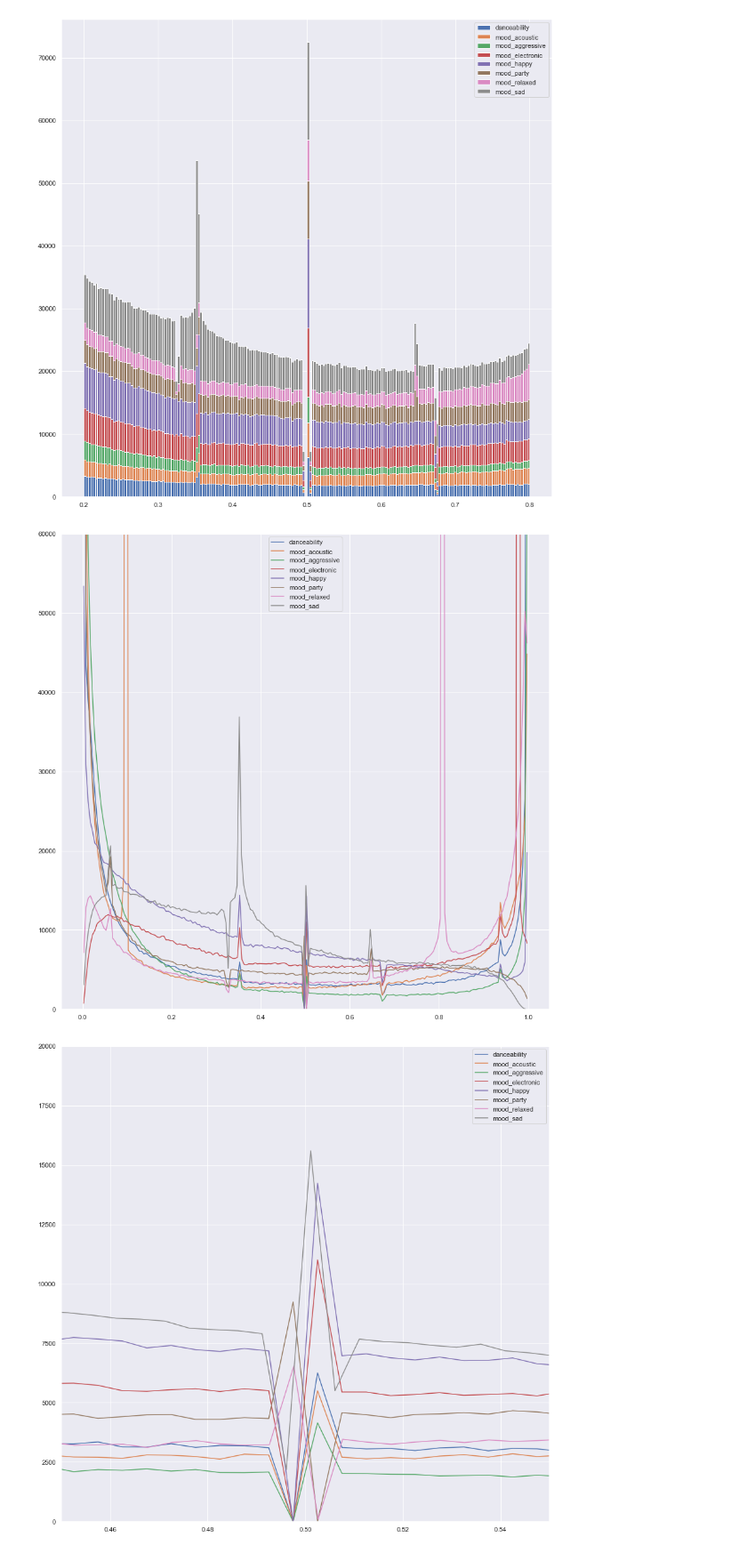
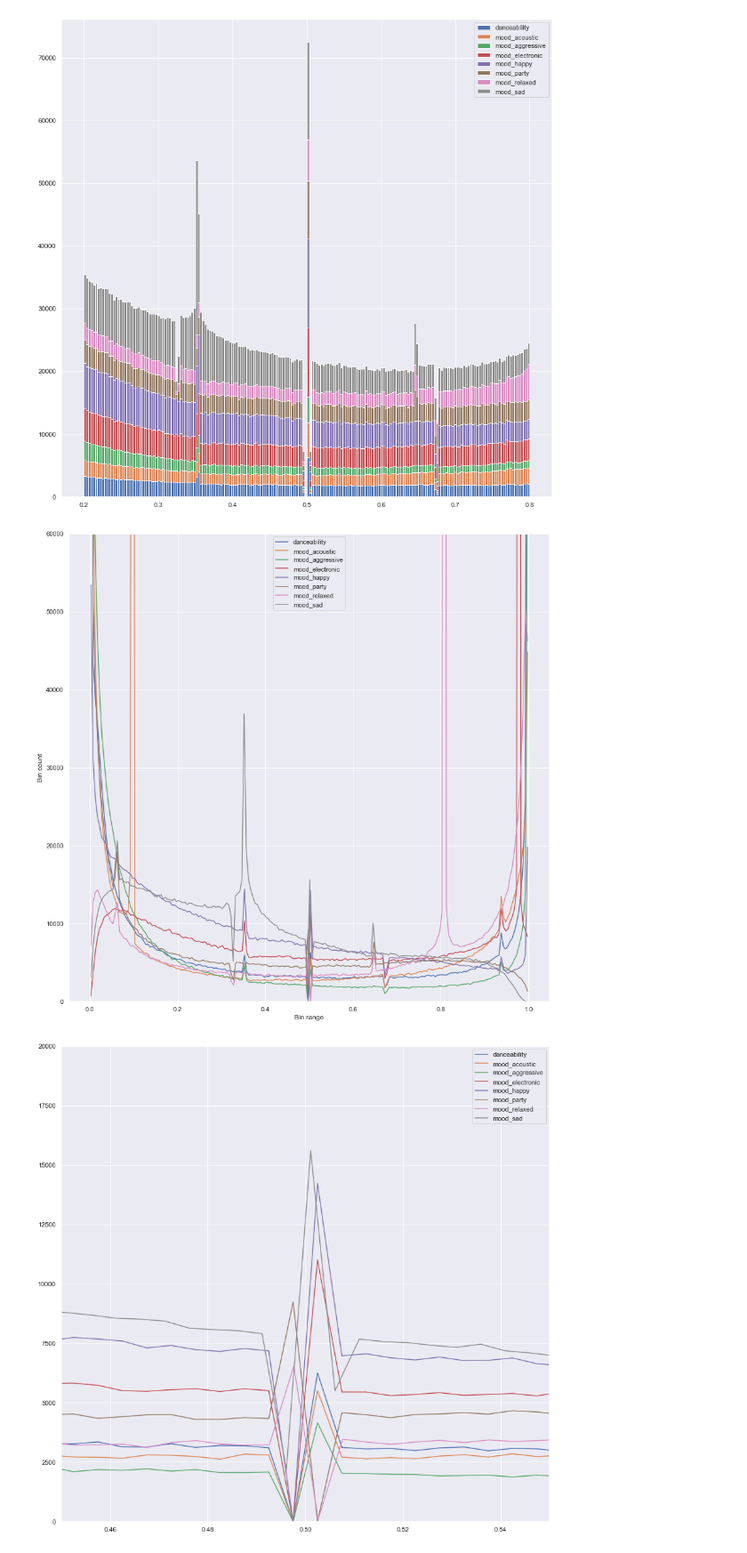
Before and after one commit to chrismostert/Thesis, a Jupyter notebook: acousticbrainz_stability_anomalies.ipynb, the cells around one changed output. Shown: that part at 89% size. Cells and saved outputs as stored; diff of their text form; code cells hidden in the pictures.

```diff
--- a/acousticbrainz_stability_anomalies.ipynb
+++ b/acousticbrainz_stability_anomalies.ipynb
@@ -42,16 +42,18 @@ ax.legend()
 # %%
 fig = plt.figure()
 plt.ylim(top=60000)
+plt.xlabel('Bin range')
+plt.ylabel('Bin count')
 
 for i in range(0, len(cols)):
     y,binEdges = np.histogram(cols[i],bins=200)
     bincenters = 0.5*(binEdges[1:]+binEdges[:-1])
     plt.plot(bincenters, y, label=labels[i])
 
 plt.legend()
 plt.show()
 # %% [output]
-[figure, old version]
+[figure, new version]
 # %%
 fig = plt.figure()
 plt.xlim(0.45, 0.55)
```
Also changed, not shown: parts of 9 cells of this notebook, 2 other files.
